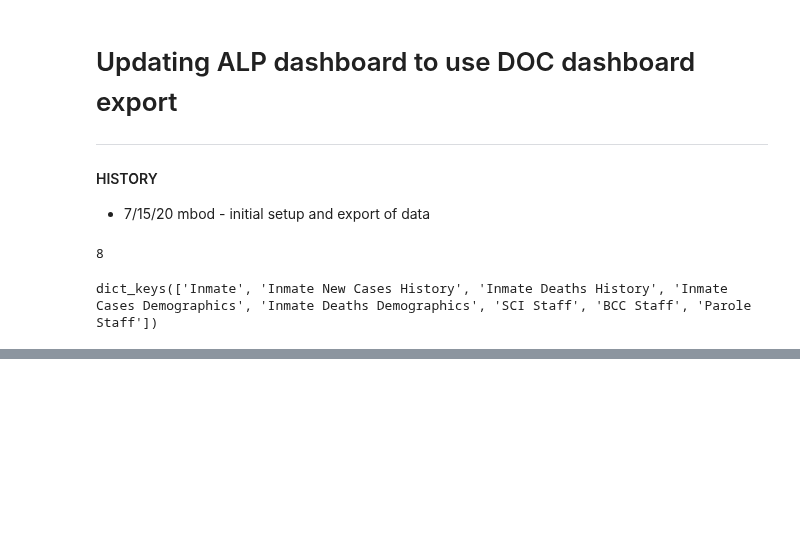
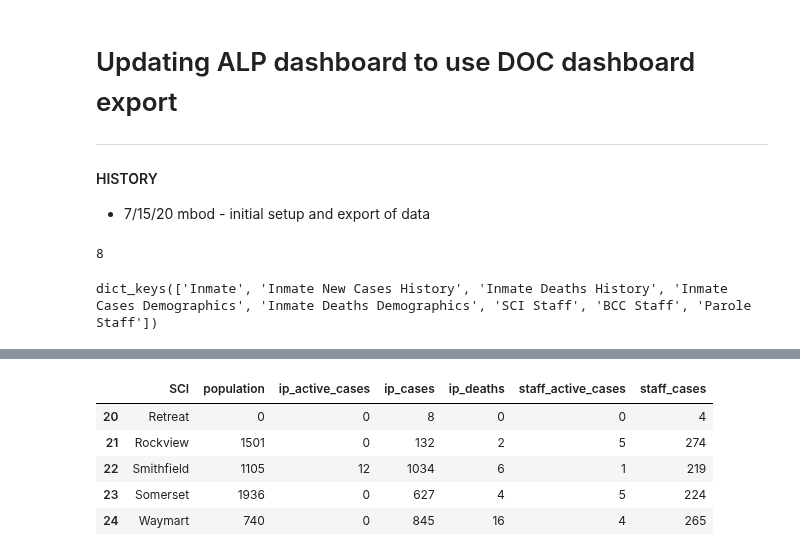
Before and after one commit to jmparelman/PA-SCI_COVID19, a Jupyter notebook: notebooks/displaying_DOC_dashboard_data.ipynb, the cells around one changed output, grey strips where cells are left out. Drawn from its saved outputs; the diff is of its cells as text; code cells hidden in the pictures; blank space fills up the shorter version.

```diff
--- a/notebooks/displaying_DOC_dashboard_data.ipynb
+++ b/notebooks/displaying_DOC_dashboard_data.ipynb
@@ -112,0 +135,9 @@ latest_df.to_csv('../data/latest_data/PA_DOC_dashboard_latest.csv', index=False)
+# %%
+latest_df.tail()
+# %% [output]
+|  | SCI | population | ip_active_cases | ip_cases | ip_deaths | staff_active_cases | staff_cases |
+| 20 | Retreat | 0 | 0 | 8 | 0 | 0 | 4 |
+| 21 | Rockview | 1501 | 0 | 132 | 2 | 5 | 274 |
+| 22 | Smithfield | 1105 | 12 | 1034 | 6 | 1 | 219 |
+| 23 | Somerset | 1936 | 0 | 627 | 4 | 5 | 224 |
+| 24 | Waymart | 740 | 0 | 845 | 16 | 4 | 265 |
```
Also changed, not shown: parts of 7 cells of this notebook.
